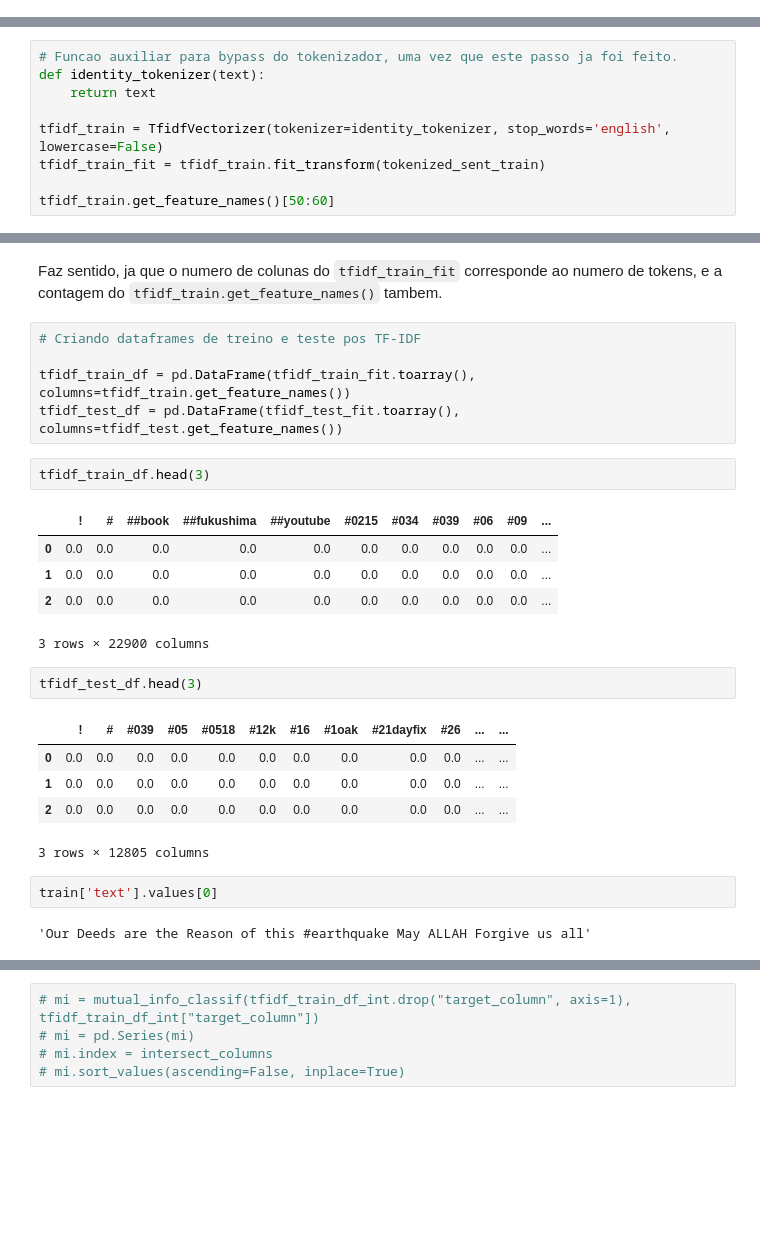
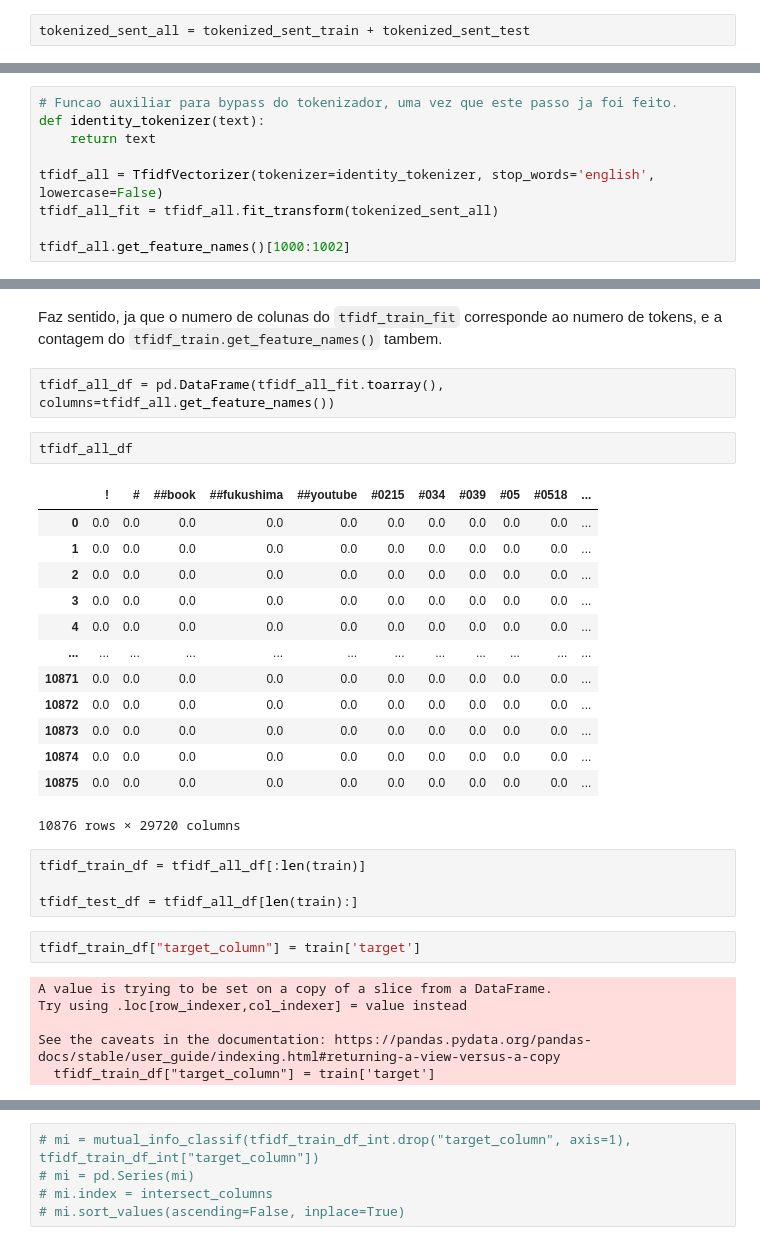
Before and after one commit to marcelo-campa/Analytica-Kaggle-NLP, a Jupyter notebook: kaggle_tweets.ipynb, the cells around one changed output, grey strips where cells are left out. Drawn from its saved outputs; the diff is of its cells as text; blank space fills up the shorter version.

Commit message:
mudanca na abordagem do tfidf e primeira submissao no kaggle

```diff
--- a/kaggle_tweets.ipynb
+++ b/kaggle_tweets.ipynb
@@ -163,6 +163,8 @@ tokenized_sent_test[:2]
   'safe',
   'everyone',
   '.']]
+# %%
+tokenized_sent_all = tokenized_sent_train + tokenized_sent_test
 # %% [markdown]
 Aplicando o TF-IDF nos datasets. Esses tem como caracteristicas:
 - Contem palavras somente em letra minuscula
@@ -173,8 +175,8 @@ Aplicando o TF-IDF nos datasets. Esses tem como caracteristicas:
 def identity_tokenizer(text):
     return text
 
-tfidf_train = TfidfVectorizer(tokenizer=identity_tokenizer, stop_words='english', lowercase=False)
-tfidf_train_fit = tfidf_train.fit_transform(tokenized_sent_train)
+tfidf_all = TfidfVectorizer(tokenizer=identity_tokenizer, stop_words='english', lowercase=False)
+tfidf_all_fit = tfidf_all.fit_transform(tokenized_sent_all)
 
-tfidf_train.get_feature_names()[50:60]
+tfidf_all.get_feature_names()[1000:1002]
 # %% [output]
@@ -214,28 +219,33 @@ TF-IDF Number or Features: 22900
 # %% [markdown]
 Faz sentido, ja que o numero de colunas do ``tfidf_train_fit`` corresponde ao numero de tokens, e a contagem do ``tfidf_train.get_feature_names()`` tambem.
-# %%
-# Criando dataframes de treino e teste pos TF-IDF
-
-tfidf_train_df = pd.DataFrame(tfidf_train_fit.toarray(), columns=tfidf_train.get_feature_names())
-tfidf_test_df = pd.DataFrame(tfidf_test_fit.toarray(), columns=tfidf_test.get_feature_names())
-# %%
-tfidf_train_df.head(3)
-# %% [output]
-|  | ! | # | ##book | ##fukushima | ##youtube | #0215 | #034 | #039 | #06 | #09 | ... |
-| 0 | 0.0 | 0.0 | 0.0 | 0.0 | 0.0 | 0.0 | 0.0 | 0.0 | 0.0 | 0.0 | ... |
-| 1 | 0.0 | 0.0 | 0.0 | 0.0 | 0.0 | 0.0 | 0.0 | 0.0 | 0.0 | 0.0 | ... |
-| 2 | 0.0 | 0.0 | 0.0 | 0.0 | 0.0 | 0.0 | 0.0 | 0.0 | 0.0 | 0.0 | ... |
-3 rows × 22900 columns
-# %%
-tfidf_test_df.head(3)
-# %% [output]
-|  | ! | # | #039 | #05 | #0518 | #12k | #16 | #1oak | #21dayfix | #26 | ... | ... |
-| 0 | 0.0 | 0.0 | 0.0 | 0.0 | 0.0 | 0.0 | 0.0 | 0.0 | 0.0 | 0.0 | ... | ... |
-| 1 | 0.0 | 0.0 | 0.0 | 0.0 | 0.0 | 0.0 | 0.0 | 0.0 | 0.0 | 0.0 | ... | ... |
-| 2 | 0.0 | 0.0 | 0.0 | 0.0 | 0.0 | 0.0 | 0.0 | 0.0 | 0.0 | 0.0 | ... | ... |
-3 rows × 12805 columns
-# %%
-train['text'].values[0]
-# %% [output]
-'Our Deeds are the Reason of this #earthquake May ALLAH Forgive us all'
+# %%
+tfidf_all_df = pd.DataFrame(tfidf_all_fit.toarray(), columns=tfidf_all.get_feature_names())
+# %%
+tfidf_all_df
+# %% [output]
+|  | ! | # | ##book | ##fukushima | ##youtube | #0215 | #034 | #039 | #05 | #0518 | ... |
+| 0 | 0.0 | 0.0 | 0.0 | 0.0 | 0.0 | 0.0 | 0.0 | 0.0 | 0.0 | 0.0 | ... |
+| 1 | 0.0 | 0.0 | 0.0 | 0.0 | 0.0 | 0.0 | 0.0 | 0.0 | 0.0 | 0.0 | ... |
+| 2 | 0.0 | 0.0 | 0.0 | 0.0 | 0.0 | 0.0 | 0.0 | 0.0 | 0.0 | 0.0 | ... |
+| 3 | 0.0 | 0.0 | 0.0 | 0.0 | 0.0 | 0.0 | 0.0 | 0.0 | 0.0 | 0.0 | ... |
+| 4 | 0.0 | 0.0 | 0.0 | 0.0 | 0.0 | 0.0 | 0.0 | 0.0 | 0.0 | 0.0 | ... |
+| ... | ... | ... | ... | ... | ... | ... | ... | ... | ... | ... | ... |
+| 10871 | 0.0 | 0.0 | 0.0 | 0.0 | 0.0 | 0.0 | 0.0 | 0.0 | 0.0 | 0.0 | ... |
+| 10872 | 0.0 | 0.0 | 0.0 | 0.0 | 0.0 | 0.0 | 0.0 | 0.0 | 0.0 | 0.0 | ... |
+| 10873 | 0.0 | 0.0 | 0.0 | 0.0 | 0.0 | 0.0 | 0.0 | 0.0 | 0.0 | 0.0 | ... |
+| 10874 | 0.0 | 0.0 | 0.0 | 0.0 | 0.0 | 0.0 | 0.0 | 0.0 | 0.0 | 0.0 | ... |
+| 10875 | 0.0 | 0.0 | 0.0 | 0.0 | 0.0 | 0.0 | 0.0 | 0.0 | 0.0 | 0.0 | ... |
+10876 rows × 29720 columns
+# %%
+tfidf_train_df = tfidf_all_df[:len(train)]
+
+tfidf_test_df = tfidf_all_df[len(train):]
+# %%
+tfidf_train_df["target_column"] = train['target']
+# %% [output]
+A value is trying to be set on a copy of a slice from a DataFrame.
+Try using .loc[row_indexer,col_indexer] = value instead
+
+See the caveats in the documentation: https://pandas.pydata.org/pandas-docs/stable/user_guide/indexing.html#returning-a-view-versus-a-copy
+  tfidf_train_df["target_column"] = train['target']
 # %%
```
Also changed, not shown: parts of 39 cells of this notebook, 1 other file.
